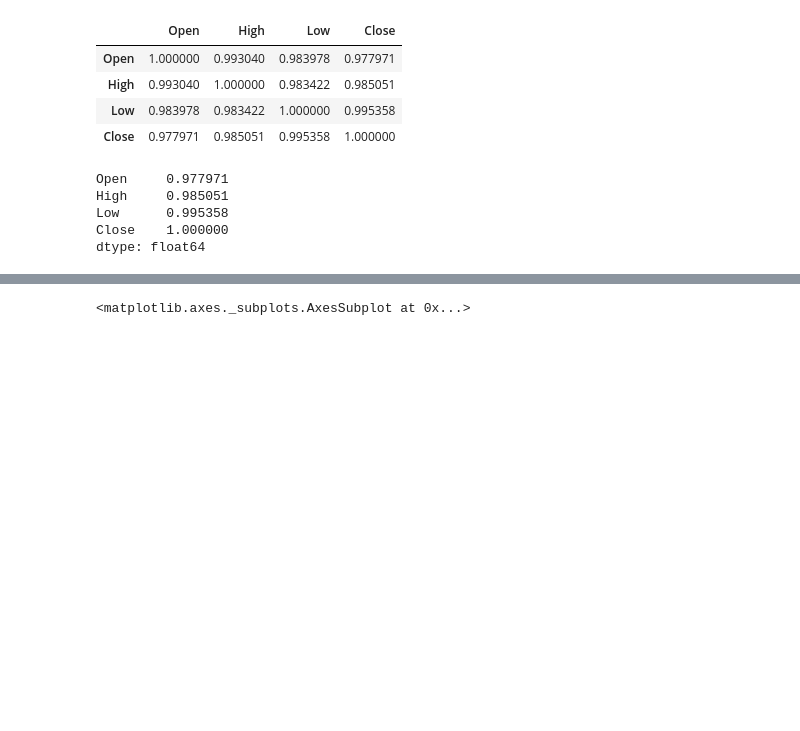
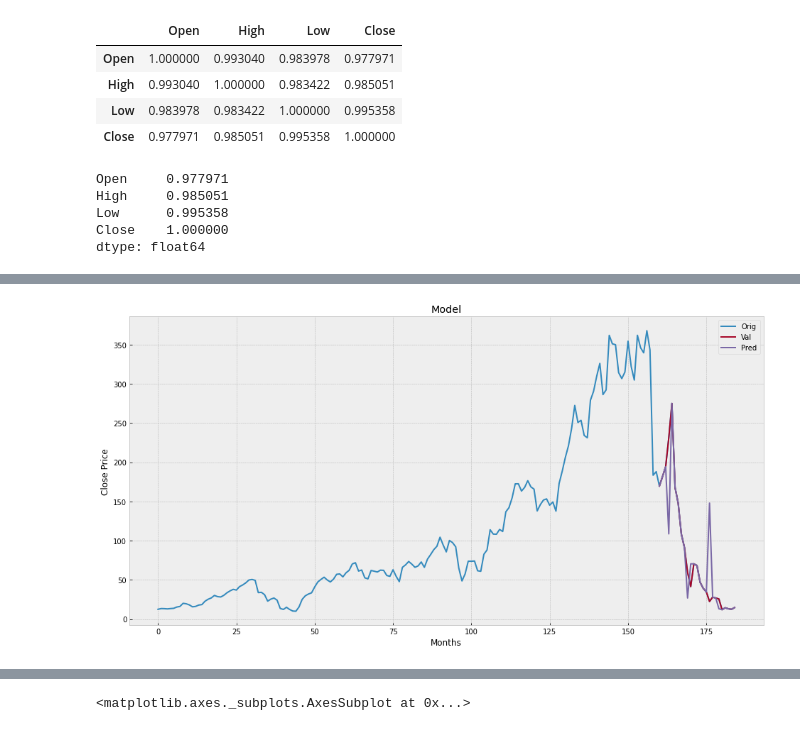
Before and after one commit to 01aleem/Yes-Bank-Stock-Closing-Price-Prediction, a Jupyter notebook: Stock_Price_Prediction.ipynb, the cells around one changed output, grey strips where cells are left out. Cells and saved outputs as stored; diff of their text form; code cells hidden in the pictures; blank space fills up the shorter version.

```diff
--- a/Stock_Price_Prediction.ipynb
+++ b/Stock_Price_Prediction.ipynb
@@ -105,0 +193,19 @@ line= df['Close'].plot.line()
+# %%
+# split the data into 75% training and 25% testing
+
+X_train, X_test, y_train, y_test = train_test_split(X, y, test_size = 0.25)
+# %%
+# create the models
+
+#decsion tree regressor
+tree = DecisionTreeRegressor().fit(X_train, y_train)
+
+# linear reg model
+lr = LinearRegression().fit(X_train, y_train)
+# %%
+# get last x rows of the feature dataset
+
+x_future = df.drop(['Prediction'], 1)[:-future_months]
+x_future = x_future.tail(future_months)
+x_future = np.array(x_future)
+x_future
@@ -105,0 +230,9 @@ line= df['Close'].plot.line()
+# %%
+# show model tree prediciton
+
+tree_prediction = tree.predict(x_future)
+print(tree_prediction)
+print()
+
+lr_prediction = lr.predict(x_future)
+print(lr_prediction)
@@ -105,0 +249,17 @@ line= df['Close'].plot.line()
+# %%
+# visualize the data
+
+predictions = tree_prediction
+
+valid = df[X.shape[0]:]
+valid['Predictions'] = predictions
+plt.figure(figsize = (16, 8))
+plt.title('Model')
+plt.xlabel('Months')
+plt.ylabel('Close Price')
+plt.plot(df['Close'])
+plt.plot(valid[['Close', 'Predictions']])
+plt.legend(['Orig', 'Val', 'Pred'])
+plt.show()
+# %% [output]
+[figure, added]
```
Also changed, not shown: parts of 13 cells of this notebook.
